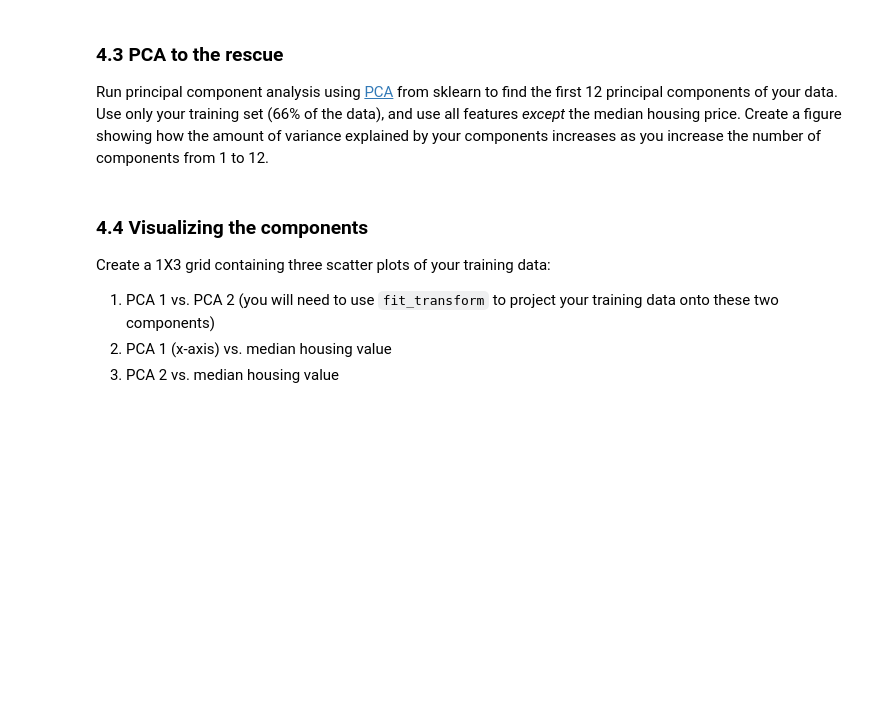
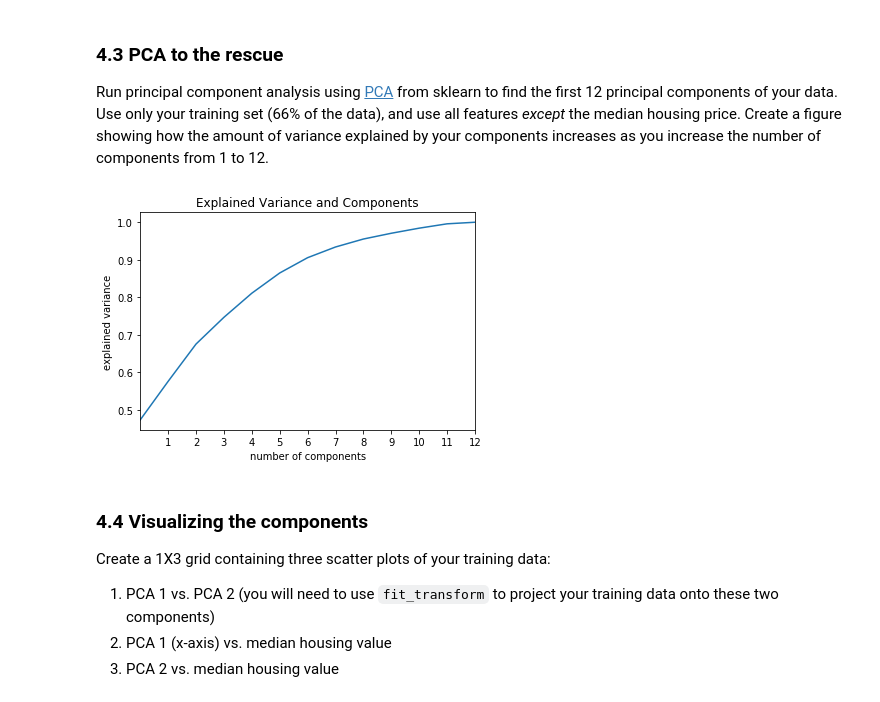
Before and after one commit to huibrm/hw-5, a Jupyter notebook: pset5.ipynb, the cells around one changed output. Cells and saved outputs as stored; diff of their text form; code cells hidden in the pictures; blank space fills up the shorter version.

```diff
--- a/pset5.ipynb
+++ b/pset5.ipynb
@@ -791,3 +804,30 @@ Run principal component analysis using [PCA](http://scikit-learn.org/stable/modu
+# %%
+# seperating features and outcome
+x = data_pd.drop('outcome', axis =1)
+y = data_pd.outcome
+
+#splitting data
+X_train, X_test, y_train, y_test = train_test_split(x,y, random_state = 12345, test_size=0.34)
+scaler = StandardScaler()
+
+# standardizing training data
+data_scaled = scaler.fit_transform(X_train)
+
+# implementing PCA
+pca = PCA(n_components = 12)
+new_data = pca.fit_transform(X_train)
+# %%
+# ploting explained variance and pca compenents
+plt.xlim(0,12)
+plt.xticks([1,2,3,4,5,6,7,8,9,10,11,12])
+pca=PCA().fit(data_scaled)
+plt.plot(np.cumsum(pca.explained_variance_ratio_))
+plt.title("Explained Variance and Components")
+plt.xlabel('number of components')
+plt.ylabel('explained variance')
+plt.show()
+# %% [output]
+[figure, added]
 # %% [markdown]
 ### 4.4 Visualizing the components
 
```
Also changed, not shown: parts of 7 cells of this notebook.
